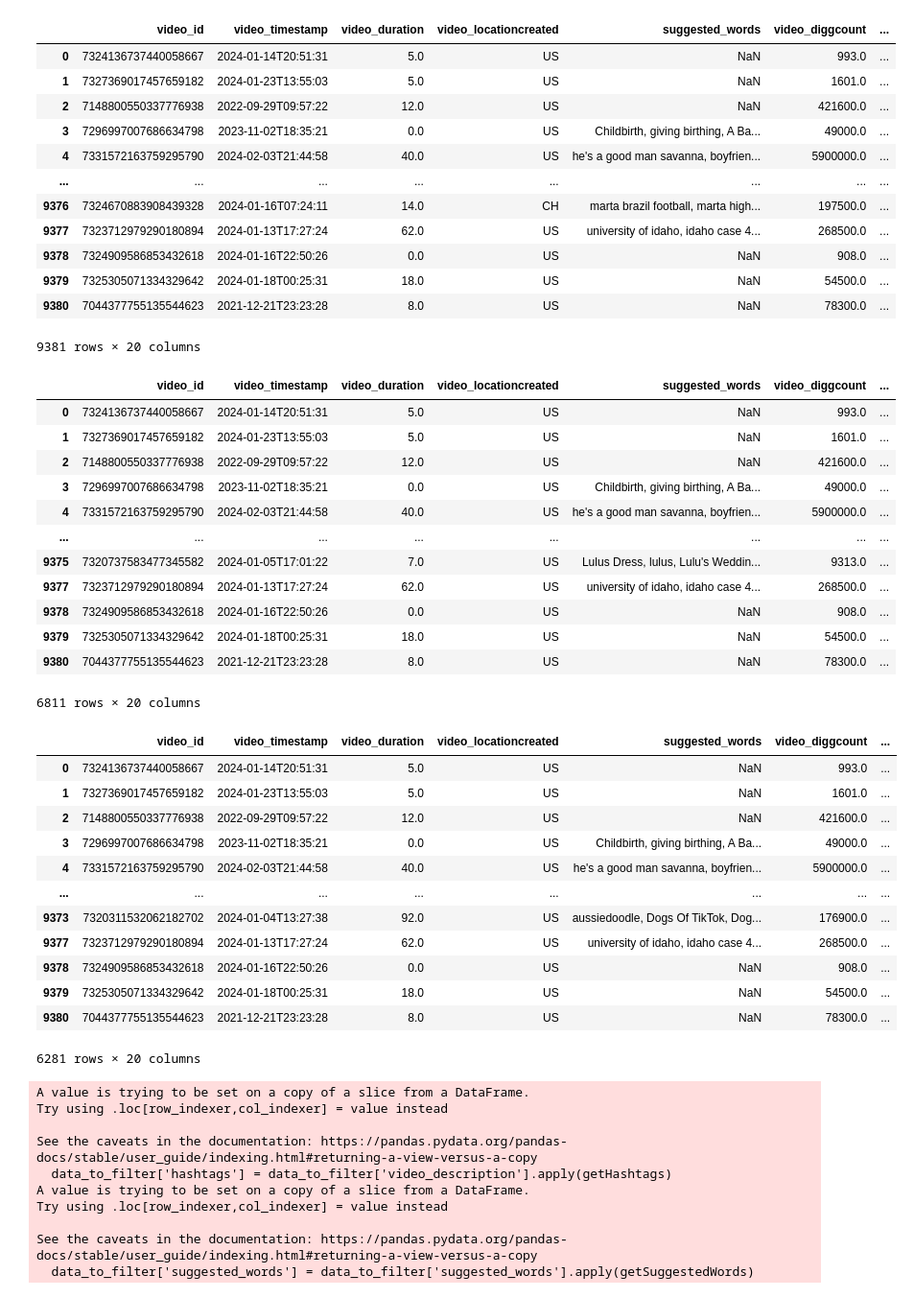
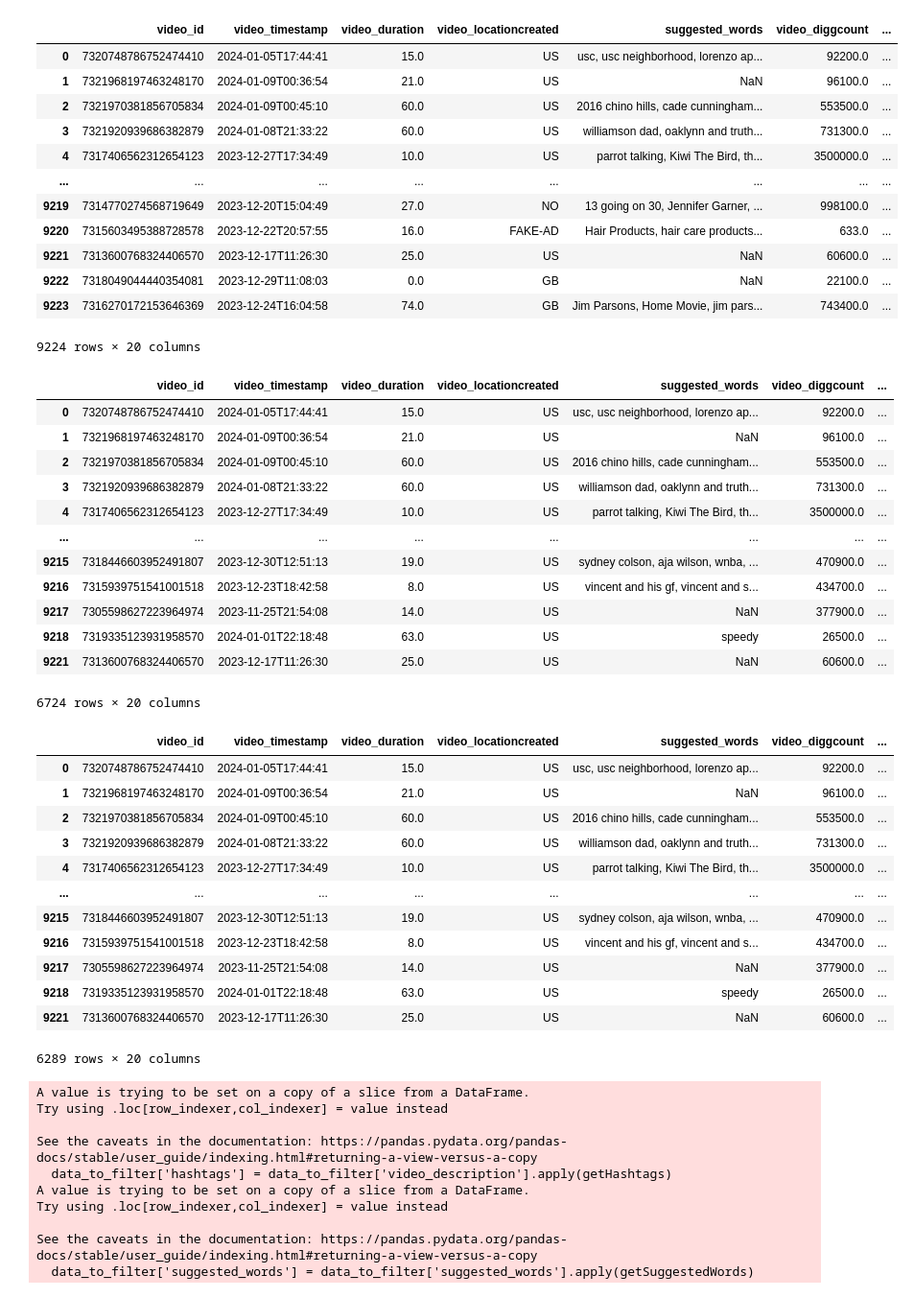
Before and after one commit to carolinejjung/tiktok-news-exposure, a Jupyter notebook: 3-filter-metadata/initial_filter_by_hashtag_author.ipynb, the cells around one changed output. Shown at 96% size. Drawn from its saved outputs; the diff is of its cells as text; code cells hidden in the pictures.

Commit message:
modified:   3-filter-metadata/initial_filter_by_hashtag_author.ipynb 	modified:   3-filter-metadata/new_relevant_videos_chunk_3.csv 	modified:   3-filter-metadata/new_relevant_videos_chunk_4.csv

```diff
--- a/3-filter-metadata/initial_filter_by_hashtag_author.ipynb
+++ b/3-filter-metadata/initial_filter_by_hashtag_author.ipynb
@@ -16,59 +16,59 @@ creaters_list = creaters['Username'].tolist()
 # %%
 dir_path = "/Users/sandyliu/tiktok-news-exposure/" # CHANGE ME!
 # %%
-file_to_process = dir_path + "2-collect-metadata-pyktok/final-metadata/RB-chunks/RB_chunk_3_metadata.csv"
+file_to_process = dir_path + "2-collect-metadata-pyktok/final-metadata/RB-chunks/RB_chunk_5_metadata.csv"
 data_to_filter = pd.read_csv(file_to_process) #change this line to parse different files
 data_to_filter
 # %% [output]
 |  | video_id | video_timestamp | video_duration | video_locationcreated | suggested_words | video_diggcount | ... |
-| 0 | 7324136737440058667 | 2024-01-14T20:51:31 | 5.0 | US | NaN | 993.0 | ... |
-| 1 | 7327369017457659182 | 2024-01-23T13:55:03 | 5.0 | US | NaN | 1601.0 | ... |
-| 2 | 7148800550337776938 | 2022-09-29T09:57:22 | 12.0 | US | NaN | 421600.0 | ... |
-| 3 | 7296997007686634798 | 2023-11-02T18:35:21 | 0.0 | US | Childbirth, giving birthing, A Ba... | 49000.0 | ... |
-| 4 | 7331572163759295790 | 2024-02-03T21:44:58 | 40.0 | US | he's a good man savanna, boyfrien... | 5900000.0 | ... |
+| 0 | 7320748786752474410 | 2024-01-05T17:44:41 | 15.0 | US | usc, usc neighborhood, lorenzo ap... | 92200.0 | ... |
+| 1 | 7321968197463248170 | 2024-01-09T00:36:54 | 21.0 | US | NaN | 96100.0 | ... |
+| 2 | 7321970381856705834 | 2024-01-09T00:45:10 | 60.0 | US | 2016 chino hills, cade cunningham... | 553500.0 | ... |
+| 3 | 7321920939686382879 | 2024-01-08T21:33:22 | 60.0 | US | williamson dad, oaklynn and truth... | 731300.0 | ... |
+| 4 | 7317406562312654123 | 2023-12-27T17:34:49 | 10.0 | US | parrot talking, Kiwi The Bird, th... | 3500000.0 | ... |
 | ... | ... | ... | ... | ... | ... | ... | ... |
-| 9376 | 7324670883908439328 | 2024-01-16T07:24:11 | 14.0 | CH | marta brazil football, marta high... | 197500.0 | ... |
-| 9377 | 7323712979290180894 | 2024-01-13T17:27:24 | 62.0 | US | university of idaho, idaho case 4... | 268500.0 | ... |
-| 9378 | 7324909586853432618 | 2024-01-16T22:50:26 | 0.0 | US | NaN | 908.0 | ... |
-| 9379 | 7325305071334329642 | 2024-01-18T00:25:31 | 18.0 | US | NaN | 54500.0 | ... |
-| 9380 | 7044377755135544623 | 2021-12-21T23:23:28 | 8.0 | US | NaN | 78300.0 | ... |
+| 9219 | 7314770274568719649 | 2023-12-20T15:04:49 | 27.0 | NO | 13 going on 30, Jennifer Garner, ... | 998100.0 | ... |
+| 9220 | 7315603495388728578 | 2023-12-22T20:57:55 | 16.0 | FAKE-AD | Hair Products, hair care products... | 633.0 | ... |
+| 9221 | 7313600768324406570 | 2023-12-17T11:26:30 | 25.0 | US | NaN | 60600.0 | ... |
+| 9222 | 7318049044440354081 | 2023-12-29T11:08:03 | 0.0 | GB | NaN | 22100.0 | ... |
+| 9223 | 7316270172153646369 | 2023-12-24T16:04:58 | 74.0 | GB | Jim Parsons, Home Movie, jim pars... | 743400.0 | ... |
-9381 rows × 20 columns
+9224 rows × 20 columns
 # %%
 data_to_filter = data_to_filter.loc[data_to_filter['video_locationcreated'] == 'US']
 # %%
 data_to_filter
 # %% [output]
 |  | video_id | video_timestamp | video_duration | video_locationcreated | suggested_words | video_diggcount | ... |
-| 0 | 7324136737440058667 | 2024-01-14T20:51:31 | 5.0 | US | NaN | 993.0 | ... |
-| 1 | 7327369017457659182 | 2024-01-23T13:55:03 | 5.0 | US | NaN | 1601.0 | ... |
-| 2 | 7148800550337776938 | 2022-09-29T09:57:22 | 12.0 | US | NaN | 421600.0 | ... |
-| 3 | 7296997007686634798 | 2023-11-02T18:35:21 | 0.0 | US | Childbirth, giving birthing, A Ba... | 49000.0 | ... |
-| 4 | 7331572163759295790 | 2024-02-03T21:44:58 | 40.0 | US | he's a good man savanna, boyfrien... | 5900000.0 | ... |
+| 0 | 7320748786752474410 | 2024-01-05T17:44:41 | 15.0 | US | usc, usc neighborhood, lorenzo ap... | 92200.0 | ... |
+| 1 | 7321968197463248170 | 2024-01-09T00:36:54 | 21.0 | US | NaN | 96100.0 | ... |
+| 2 | 7321970381856705834 | 2024-01-09T00:45:10 | 60.0 | US | 2016 chino hills, cade cunningham... | 553500.0 | ... |
+| 3 | 7321920939686382879 | 2024-01-08T21:33:22 | 60.0 | US | williamson dad, oaklynn and truth... | 731300.0 | ... |
+| 4 | 7317406562312654123 | 2023-12-27T17:34:49 | 10.0 | US | parrot talking, Kiwi The Bird, th... | 3500000.0 | ... |
 | ... | ... | ... | ... | ... | ... | ... | ... |
-| 9375 | 7320737583477345582 | 2024-01-05T17:01:22 | 7.0 | US | Lulus Dress, lulus, Lulu's Weddin... | 9313.0 | ... |
-| 9377 | 7323712979290180894 | 2024-01-13T17:27:24 | 62.0 | US | university of idaho, idaho case 4... | 268500.0 | ... |
-| 9378 | 7324909586853432618 | 2024-01-16T22:50:26 | 0.0 | US | NaN | 908.0 | ... |
-| 9379 | 7325305071334329642 | 2024-01-18T00:25:31 | 18.0 | US | NaN | 54500.0 | ... |
-| 9380 | 7044377755135544623 | 2021-12-21T23:23:28 | 8.0 | US | NaN | 78300.0 | ... |
+| 9215 | 7318446603952491807 | 2023-12-30T12:51:13 | 19.0 | US | sydney colson, aja wilson, wnba, ... | 470900.0 | ... |
+| 9216 | 7315939751541001518 | 2023-12-23T18:42:58 | 8.0 | US | vincent and his gf, vincent and s... | 434700.0 | ... |
+| 9217 | 7305598627223964974 | 2023-11-25T21:54:08 | 14.0 | US | NaN | 377900.0 | ... |
+| 9218 | 7319335123931958570 | 2024-01-01T22:18:48 | 63.0 | US | speedy | 26500.0 | ... |
+| 9221 | 7313600768324406570 | 2023-12-17T11:26:30 | 25.0 | US | NaN | 60600.0 | ... |
-6811 rows × 20 columns
+6724 rows × 20 columns
 # %%
 data_to_filter = data_to_filter.loc[data_to_filter['video_is_ad'] == False]
 # %%
 data_to_filter
 # %% [output]
 |  | video_id | video_timestamp | video_duration | video_locationcreated | suggested_words | video_diggcount | ... |
-| 0 | 7324136737440058667 | 2024-01-14T20:51:31 | 5.0 | US | NaN | 993.0 | ... |
-| 1 | 7327369017457659182 | 2024-01-23T13:55:03 | 5.0 | US | NaN | 1601.0 | ... |
-| 2 | 7148800550337776938 | 2022-09-29T09:57:22 | 12.0 | US | NaN | 421600.0 | ... |
-| 3 | 7296997007686634798 | 2023-11-02T18:35:21 | 0.0 | US | Childbirth, giving birthing, A Ba... | 49000.0 | ... |
-| 4 | 7331572163759295790 | 2024-02-03T21:44:58 | 40.0 | US | he's a good man savanna, boyfrien... | 5900000.0 | ... |
+| 0 | 7320748786752474410 | 2024-01-05T17:44:41 | 15.0 | US | usc, usc neighborhood, lorenzo ap... | 92200.0 | ... |
+| 1 | 7321968197463248170 | 2024-01-09T00:36:54 | 21.0 | US | NaN | 96100.0 | ... |
+| 2 | 7321970381856705834 | 2024-01-09T00:45:10 | 60.0 | US | 2016 chino hills, cade cunningham... | 553500.0 | ... |
+| 3 | 7321920939686382879 | 2024-01-08T21:33:22 | 60.0 | US | williamson dad, oaklynn and truth... | 731300.0 | ... |
+| 4 | 7317406562312654123 | 2023-12-27T17:34:49 | 10.0 | US | parrot talking, Kiwi The Bird, th... | 3500000.0 | ... |
 | ... | ... | ... | ... | ... | ... | ... | ... |
-| 9373 | 7320311532062182702 | 2024-01-04T13:27:38 | 92.0 | US | aussiedoodle, Dogs Of TikTok, Dog... | 176900.0 | ... |
-| 9377 | 7323712979290180894 | 2024-01-13T17:27:24 | 62.0 | US | university of idaho, idaho case 4... | 268500.0 | ... |
-| 9378 | 7324909586853432618 | 2024-01-16T22:50:26 | 0.0 | US | NaN | 908.0 | ... |
-| 9379 | 7325305071334329642 | 2024-01-18T00:25:31 | 18.0 | US | NaN | 54500.0 | ... |
-| 9380 | 7044377755135544623 | 2021-12-21T23:23:28 | 8.0 | US | NaN | 78300.0 | ... |
+| 9215 | 7318446603952491807 | 2023-12-30T12:51:13 | 19.0 | US | sydney colson, aja wilson, wnba, ... | 470900.0 | ... |
+| 9216 | 7315939751541001518 | 2023-12-23T18:42:58 | 8.0 | US | vincent and his gf, vincent and s... | 434700.0 | ... |
+| 9217 | 7305598627223964974 | 2023-11-25T21:54:08 | 14.0 | US | NaN | 377900.0 | ... |
+| 9218 | 7319335123931958570 | 2024-01-01T22:18:48 | 63.0 | US | speedy | 26500.0 | ... |
+| 9221 | 7313600768324406570 | 2023-12-17T11:26:30 | 25.0 | US | NaN | 60600.0 | ... |
-6281 rows × 20 columns
+6289 rows × 20 columns
 # %%
 import re
 def getHashtags(phrase):
```
Also changed, not shown: parts of 3 cells of this notebook, 2 other files.
